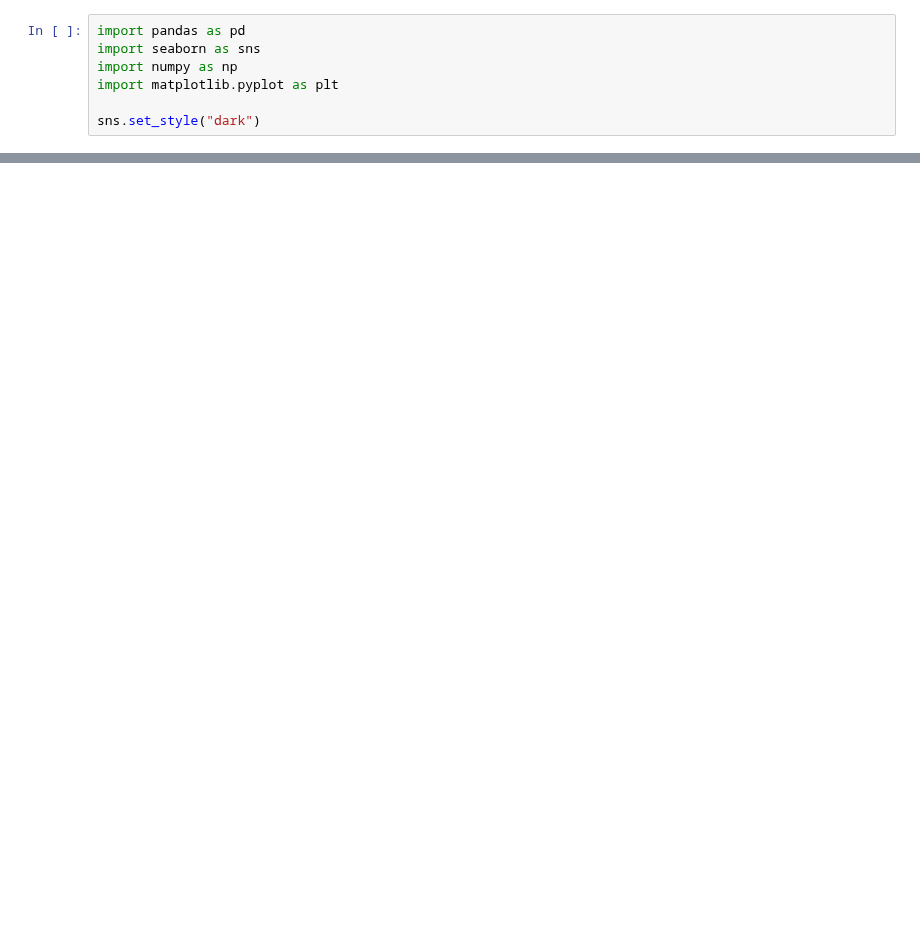
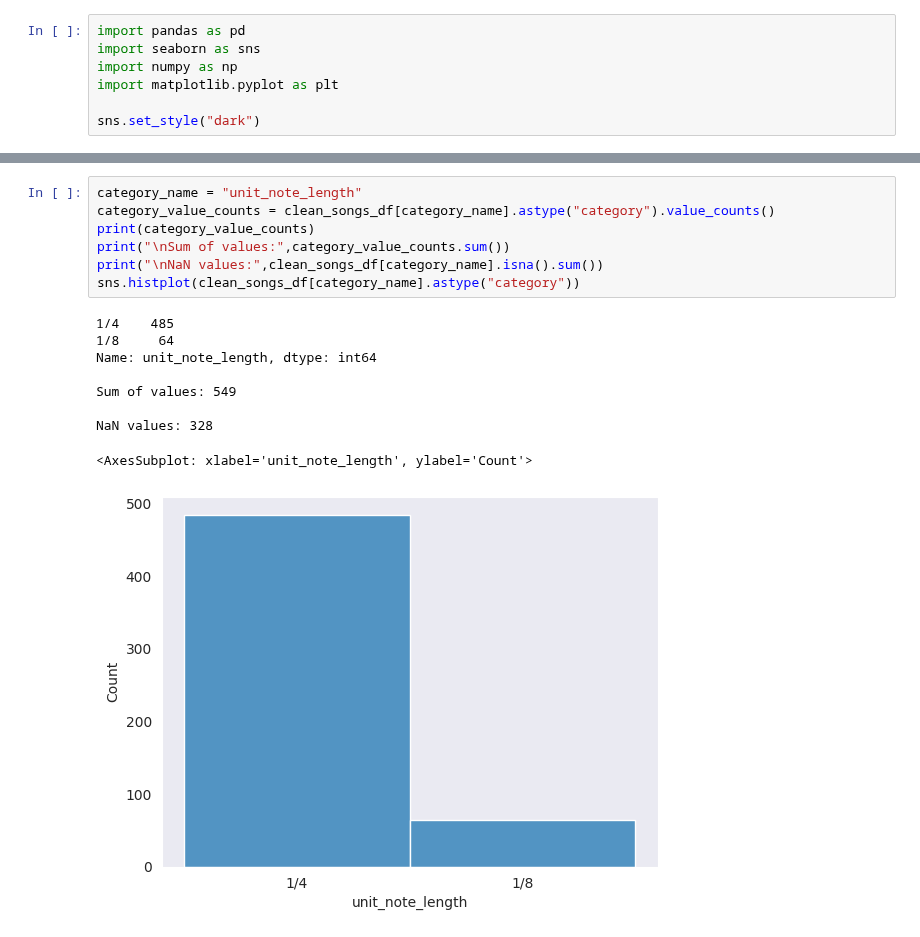
Before and after one commit to DavidNogales/DeepEarTraining, a Jupyter notebook: training_lab/notebooks/EDA_nottingham.ipynb, the cells around one changed output, grey strips where cells are left out. Drawn from its saved outputs; the diff is of its cells as text; blank space fills up the shorter version.

```diff
--- a/training_lab/notebooks/EDA_nottingham.ipynb
+++ b/training_lab/notebooks/EDA_nottingham.ipynb
@@ -306,0 +383,17 @@ Bc^c|"G"d/2e/2g/2d/2e/2g/2d/2e/2|g/2d/2e/2g/2-g/2e/2d|"Em"G/2A/2B/2G/2A/2B/2G/2A
+# %%
+category_name = "unit_note_length"
+category_value_counts = clean_songs_df[category_name].astype("category").value_counts()
+print(category_value_counts)
+print("\nSum of values:",category_value_counts.sum())
+print("\nNaN values:",clean_songs_df[category_name].isna().sum())
+sns.histplot(clean_songs_df[category_name].astype("category"))
+# %% [output]
+1/4    485
+1/8     64
+Name: unit_note_length, dtype: int64
+
+Sum of values: 549
+
+NaN values: 328
+<AxesSubplot: xlabel='unit_note_length', ylabel='Count'>
+[figure, added]
```
Also changed, not shown: parts of 15 cells of this notebook.
